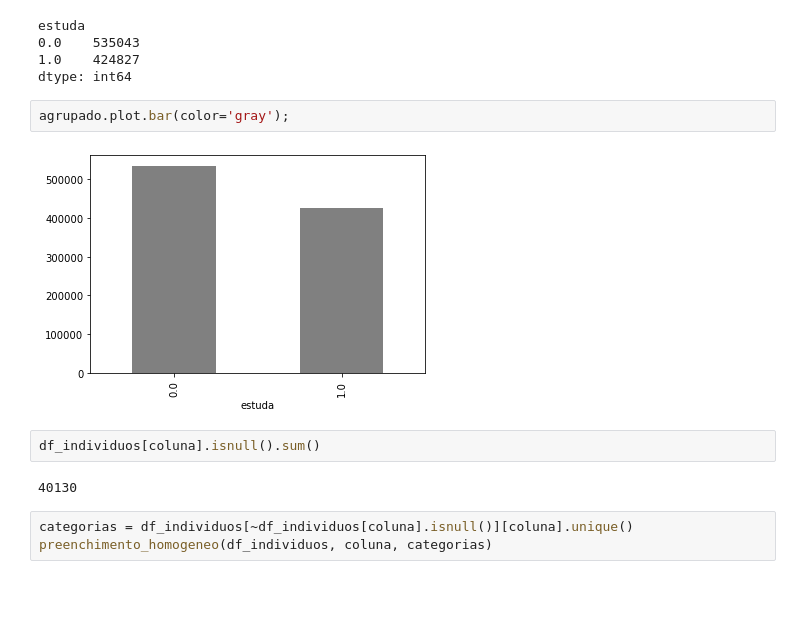
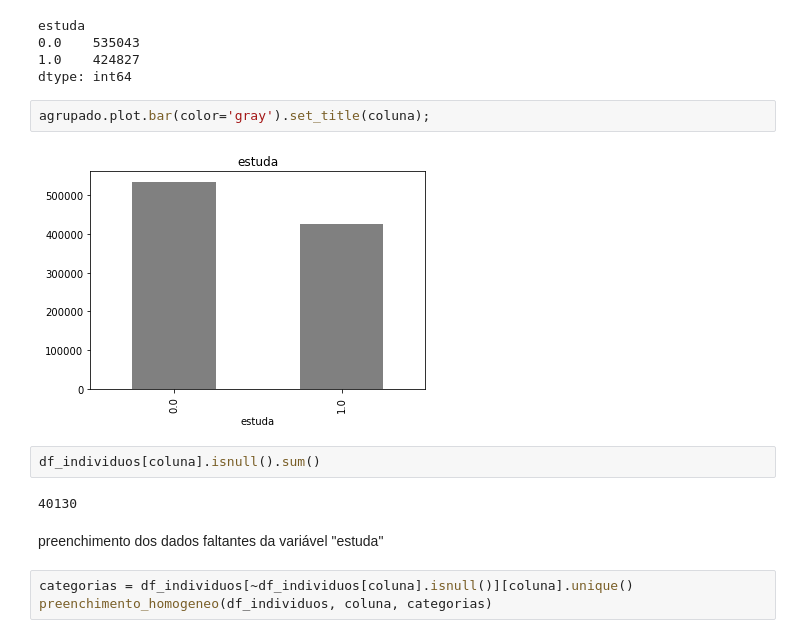
Before and after one commit to cassianojp/desafio_neoway, a Jupyter notebook: desafio_neoway_eda.ipynb, the cells around one changed output. Saved outputs shown, nothing was run; the diff lists cells and outputs as text; blank space fills up the shorter version.

```diff
--- a/desafio_neoway_eda.ipynb
+++ b/desafio_neoway_eda.ipynb
@@ -206,13 +212,15 @@ estuda
 1.0    424827
 dtype: int64
 # %%
-agrupado.plot.bar(color='gray');
+agrupado.plot.bar(color='gray').set_title(coluna);
 # %% [output]
-[figure, old version]
+[figure, new version]
 # %%
 df_individuos[coluna].isnull().sum()
 # %% [output]
 40130
+# %% [markdown]
+preenchimento dos dados faltantes da variável "estuda"
 # %%
 categorias = df_individuos[~df_individuos[coluna].isnull()][coluna].unique()
 preenchimento_homogeneo(df_individuos, coluna, categorias)
```
Also changed, not shown: parts of 35 cells of this notebook, 3 other files.
